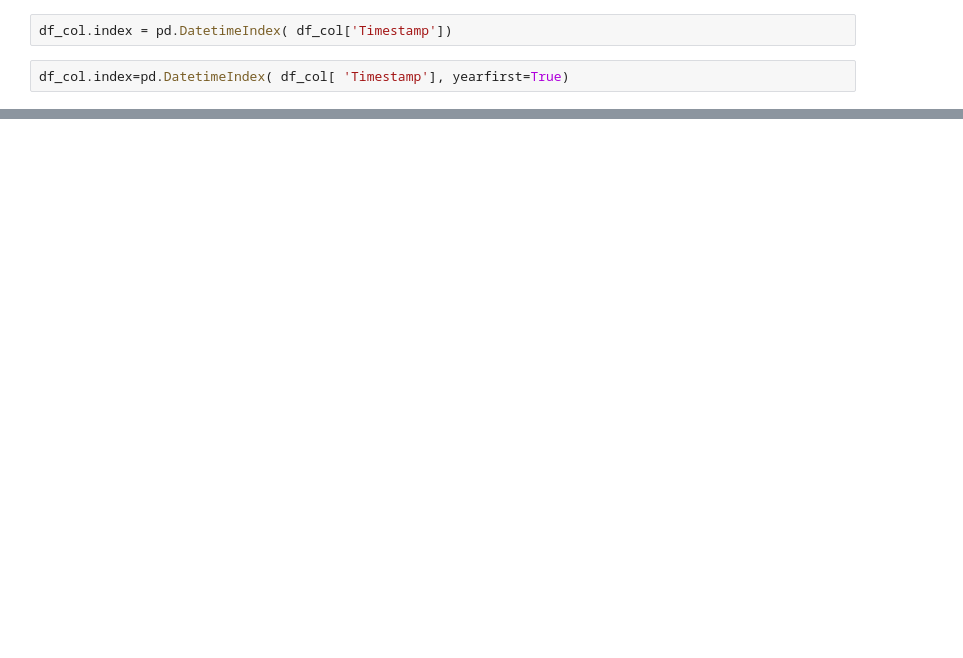
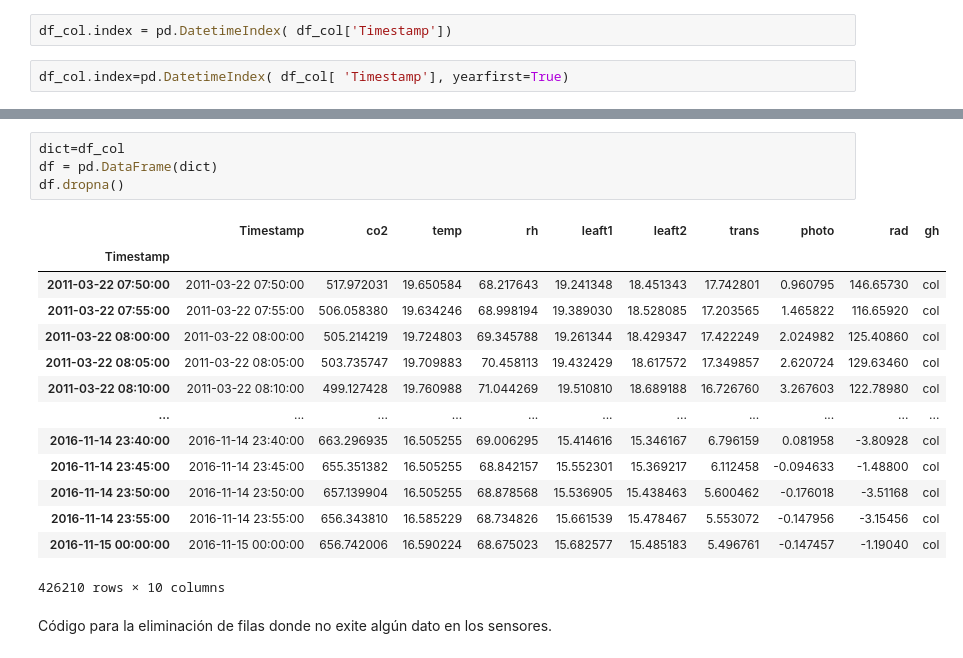
Before and after one commit to JesusTafoya/JesusTafoya98, a Jupyter notebook: AnalisisDeDatos(col_11_16_clean2).ipynb, the cells around one changed output, grey strips where cells are left out. Cells and saved outputs as stored; diff of their text form; blank space fills up the shorter version.

```diff
--- a/AnalisisDeDatos(col_11_16_clean2).ipynb
+++ b/AnalisisDeDatos(col_11_16_clean2).ipynb
@@ -75,0 +134,21 @@ df_col[ condition_start & condition_end]
+# %%
+dict=df_col
+df = pd.DataFrame(dict)
+df.dropna()
+# %% [output]
+|  | Timestamp | co2 | temp | rh | leaft1 | leaft2 | trans | photo | rad | gh |
+| Timestamp |  |  |  |  |  |  |  |  |  |  |
+| 2011-03-22 07:50:00 | 2011-03-22 07:50:00 | 517.972031 | 19.650584 | 68.217643 | 19.241348 | 18.451343 | 17.742801 | 0.960795 | 146.65730 | col |
+| 2011-03-22 07:55:00 | 2011-03-22 07:55:00 | 506.058380 | 19.634246 | 68.998194 | 19.389030 | 18.528085 | 17.203565 | 1.465822 | 116.65920 | col |
+| 2011-03-22 08:00:00 | 2011-03-22 08:00:00 | 505.214219 | 19.724803 | 69.345788 | 19.261344 | 18.429347 | 17.422249 | 2.024982 | 125.40860 | col |
+| 2011-03-22 08:05:00 | 2011-03-22 08:05:00 | 503.735747 | 19.709883 | 70.458113 | 19.432429 | 18.617572 | 17.349857 | 2.620724 | 129.63460 | col |
+| 2011-03-22 08:10:00 | 2011-03-22 08:10:00 | 499.127428 | 19.760988 | 71.044269 | 19.510810 | 18.689188 | 16.726760 | 3.267603 | 122.78980 | col |
+| ... | ... | ... | ... | ... | ... | ... | ... | ... | ... | ... |
+| 2016-11-14 23:40:00 | 2016-11-14 23:40:00 | 663.296935 | 16.505255 | 69.006295 | 15.414616 | 15.346167 | 6.796159 | 0.081958 | -3.80928 | col |
+| 2016-11-14 23:45:00 | 2016-11-14 23:45:00 | 655.351382 | 16.505255 | 68.842157 | 15.552301 | 15.369217 | 6.112458 | -0.094633 | -1.48800 | col |
+| 2016-11-14 23:50:00 | 2016-11-14 23:50:00 | 657.139904 | 16.505255 | 68.878568 | 15.536905 | 15.438463 | 5.600462 | -0.176018 | -3.51168 | col |
+| 2016-11-14 23:55:00 | 2016-11-14 23:55:00 | 656.343810 | 16.585229 | 68.734826 | 15.661539 | 15.478467 | 5.553072 | -0.147956 | -3.15456 | col |
+| 2016-11-15 00:00:00 | 2016-11-15 00:00:00 | 656.742006 | 16.590224 | 68.675023 | 15.682577 | 15.485183 | 5.496761 | -0.147457 | -1.19040 | col |
+426210 rows × 10 columns
+# %% [markdown]
+Código para la eliminación de filas donde no exite algún dato en los sensores.
```
Also changed, not shown: parts of 42 cells of this notebook.
